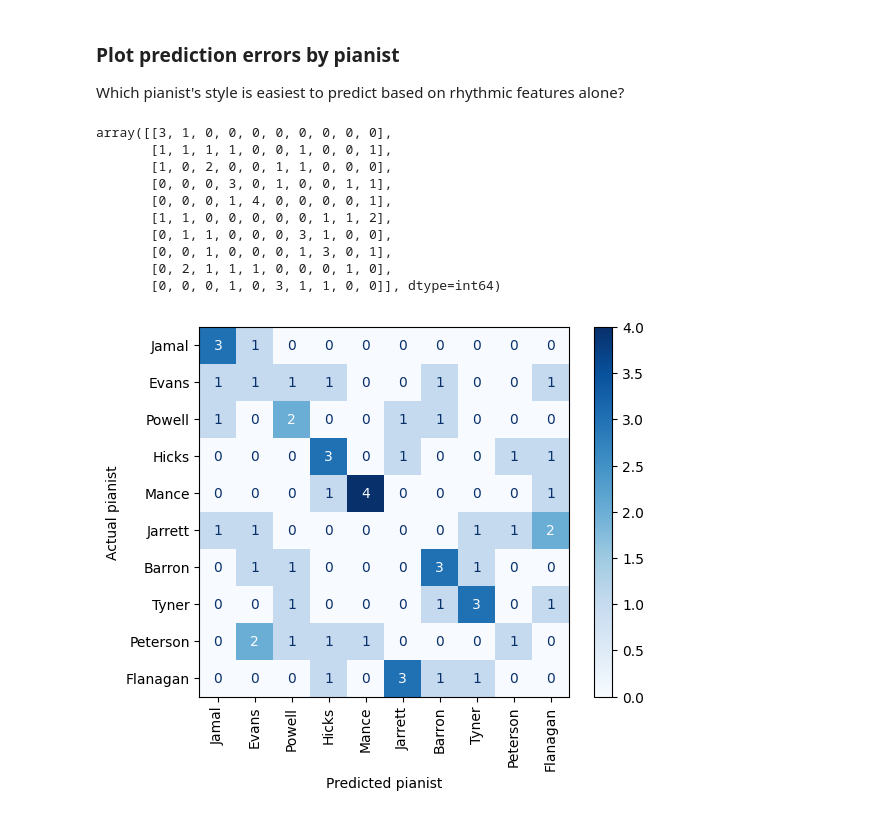
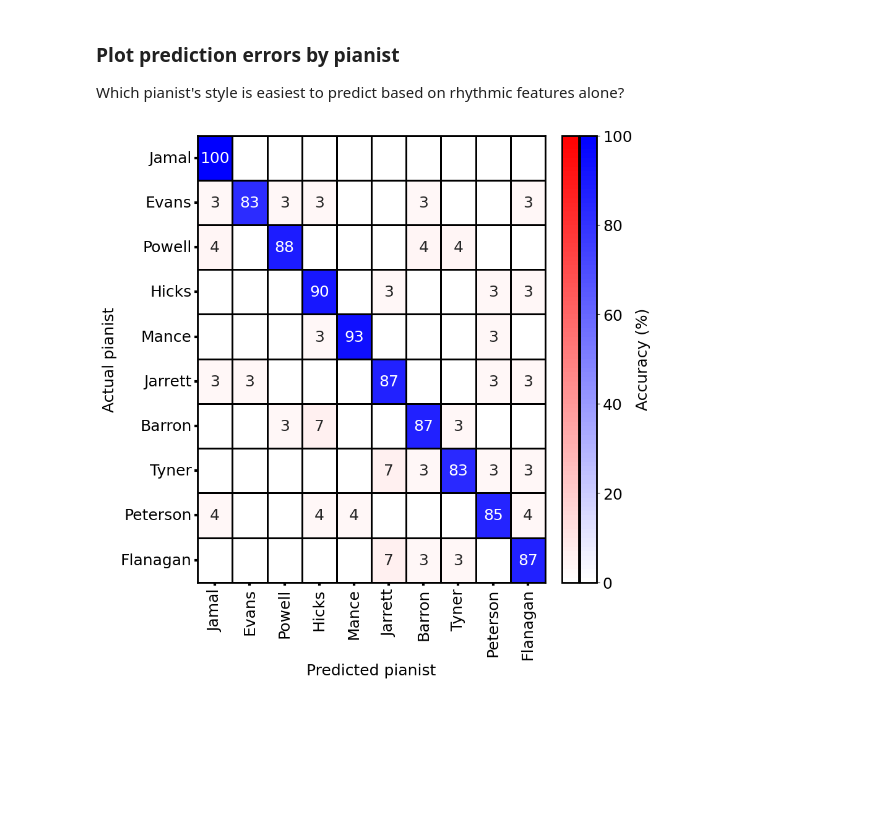
Before and after one commit to HuwCheston/Jazz-Trio-Database, a Jupyter notebook: notebooks/0.1-cheston-random-forest-features.ipynb, the cells around one changed output. Drawn from its saved outputs; the diff is of its cells as text; code cells hidden in the pictures; blank space fills up the shorter version.

```diff
--- a/notebooks/0.1-cheston-random-forest-features.ipynb
+++ b/notebooks/0.1-cheston-random-forest-features.ipynb
@@ -449,26 +458,52 @@ BarPlotFeatureImportances(feature_importance_cv).create_plot()
 # %% [markdown]
 ### Plot prediction errors by pianist
 Which pianist's style is easiest to predict based on rhythmic features alone?
-# %%
-cm
-# %% [output]
-array([[3, 1, 0, 0, 0, 0, 0, 0, 0, 0],
-       [1, 1, 1, 1, 0, 0, 1, 0, 0, 1],
-       [1, 0, 2, 0, 0, 1, 1, 0, 0, 0],
-       [0, 0, 0, 3, 0, 1, 0, 0, 1, 1],
-       [0, 0, 0, 1, 4, 0, 0, 0, 0, 1],
-       [1, 1, 0, 0, 0, 0, 0, 1, 1, 2],
-       [0, 1, 1, 0, 0, 0, 3, 1, 0, 0],
-       [0, 0, 1, 0, 0, 0, 1, 3, 0, 1],
-       [0, 2, 1, 1, 1, 0, 0, 0, 1, 0],
-       [0, 0, 0, 1, 0, 3, 1, 1, 0, 0]], dtype=int64)
-# %%
-cm = confusion_matrix(y_test, best_pred)
-d = ConfusionMatrixDisplay(confusion_matrix=cm, ).plot(cmap='Blues')
-fig, ax = d.figure_, d.ax_
-surnames = [l.split(' ')[-1] for l in pianist_labels]
-ax.set(yticklabels=surnames, ylabel='Actual pianist', xlabel='Predicted pianist')
-ax.set_xticklabels(surnames, rotation=90, ha='center')
-plt.show()
-# %% [output]
-[figure, removed]
+# %%
+import matplotlib as mpl
+from matplotlib.colors import LinearSegmentedColormap
+import numpy as np
+
+cm = confusion_matrix(y, rf_best.predict(X))
+cmn = cm.astype(np.float64) / cm.sum(axis=1)[:, np.newaxis] * 100
+off_diag_mask = np.eye(*cmn.shape, dtype=bool)
+fig = plt.figure(figsize=(vutils.WIDTH / 2, vutils.WIDTH/2))
+gs0 = mpl.gridspec.GridSpec(1, 2, width_ratios=[20, 2], hspace=0.0)
+gs00 = mpl.gridspec.GridSpecFromSubplotSpec(1, 2, subplot_spec=gs0[1], hspace=0.2)
+
+ax = fig.add_subplot(gs0[0])
+cax1 = fig.add_subplot(gs00[0])
+cax2 = fig.add_subplot(gs00[1])
+
+labs = [lab.split(' ')[-1] for lab in pianist_labels]
+g = sns.heatmap(
+    cmn, annot=True, fmt='.0f', xticklabels=labs, yticklabels=labs,
+    ax=ax, cmap=LinearSegmentedColormap.from_list("Custom", [(1, 1, 1), (0, 0, 1)], N=100),
+    linecolor=vutils.BLACK, linewidths=vutils.LINEWIDTH/2,
+    square=False, cbar_kws=dict(label='Accuracy (%)'), mask=~off_diag_mask,
+    vmin=0, vmax=100, cbar_ax=cax2
+)
+g = sns.heatmap(
+    cmn, annot=True, fmt='.0f', xticklabels=labs, yticklabels=labs, cbar_ax=cax1,
+    ax=ax, cmap=LinearSegmentedColormap.from_list("Custom", [(1, 1, 1), (1, 0, 0)], N=100),
+    linecolor=vutils.BLACK, linewidths=vutils.LINEWIDTH/2,
+    square=False, cbar_kws=dict(label='', ticks=[]), mask=off_diag_mask, vmin=0, vmax=100
+)
+
+for cax in [cax1, cax2]:
+    for spine in cax.spines:
+        cax.spines[spine].set_color(vutils.BLACK)
+        cax.spines[spine].set_linewidth(vutils.LINEWIDTH)
+for t in g.texts:
+    if float(t.get_text()) > 0:
+        t.set_text(t.get_text())
+    else:
+        t.set_text('')
+for _, spine in ax.spines.items():
+    spine.set_visible(True)
+plt.setp(ax.spines.values(), linewidth=vutils.LINEWIDTH, color=vutils.BLACK)
+ax.tick_params(axis='both', width=vutils.TICKWIDTH, color=vutils.BLACK)
+ax.set(ylabel='Actual pianist', xlabel='Predicted pianist')
+fig.tight_layout()
+plt.show()
+# %% [output]
+[figure, added]
```
Also changed, not shown: parts of 23 cells of this notebook, 2 other files.
